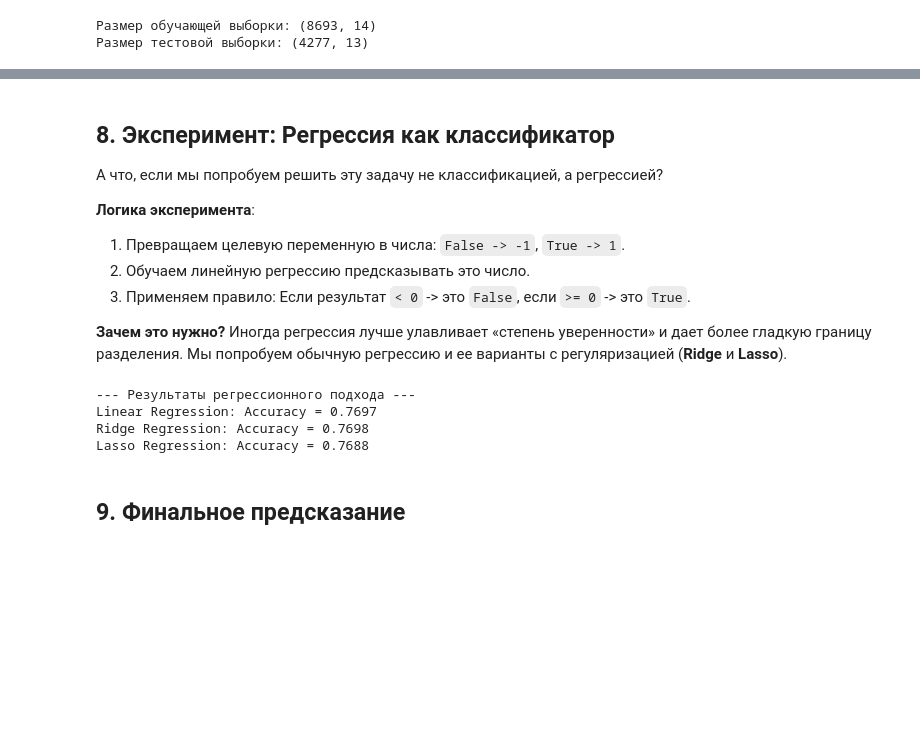
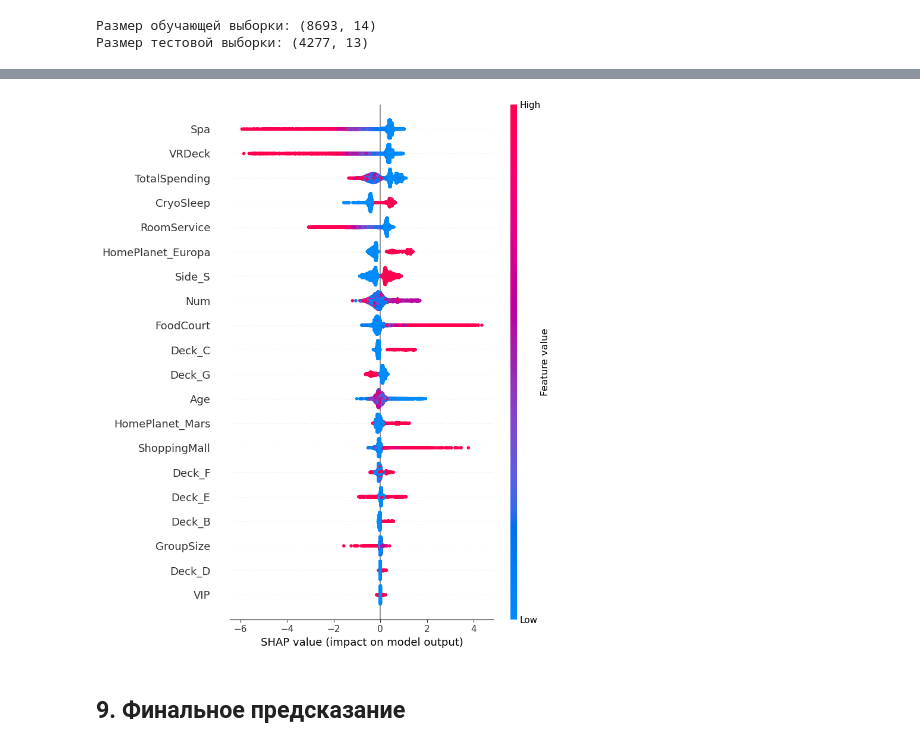
Before and after one commit to V1NCHES/Kaggle-Spaceship-Titanic, a Jupyter notebook: Spaceship_Titanic_Solution.ipynb, the cells around one changed output, grey strips where cells are left out. Cells and saved outputs as stored; diff of their text form; code cells hidden in the pictures; blank space fills up the shorter version.

Commit message:
Organized project structure: added data and submissions folders, updated notebook paths

```diff
--- a/Spaceship_Titanic_Solution.ipynb
+++ b/Spaceship_Titanic_Solution.ipynb
@@ -19,8 +37,9 @@ import os
 from sklearn.linear_model import LogisticRegression, Ridge, Lasso, LinearRegression
 from sklearn.tree import DecisionTreeClassifier, export_text
 from sklearn.ensemble import RandomForestClassifier
+from sklearn.neighbors import KNeighborsClassifier
 from catboost import CatBoostClassifier
-from sklearn.model_selection import cross_validate, StratifiedKFold
+from sklearn.model_selection import cross_validate, StratifiedKFold, cross_val_score
 from sklearn.preprocessing import StandardScaler
 from sklearn.metrics import accuracy_score
 import shap
@@ -29,8 +48,8 @@ import warnings
 warnings.filterwarnings('ignore')
 
 # Загрузка данных
-train_df = pd.read_csv('train.csv')
-test_df = pd.read_csv('test.csv')
+train_df = pd.read_csv('data/train.csv')
+test_df = pd.read_csv('data/test.csv')
 
 print(f"Размер обучающей выборки: {train_df.shape}")
 print(f"Размер тестовой выборки: {test_df.shape}")
@@ -103,15 +81,8 @@ plt.show()
 # %%
-def get_missing_stats(df, label):
-    rows_with_nan = df.isnull().any(axis=1).sum()
-    pct = (rows_with_nan / len(df)) * 100
-    print(f"{label}: {rows_with_nan} человек ({pct:.2f}%) имеют хотя бы один пропуск")
-
 def preprocess_with_stats(df_input):
     df = df_input.copy()
-    print("--- Анализ пропусков ---")
-    get_missing_stats(df, "До обработки")
 
-    # 1. Извлечение группы и первичная логика
+    # 1. Извлечение группы
     df['Group'] = df['PassengerId'].apply(lambda x: x.split('_')[0])
     df['GroupSize'] = df.groupby('Group')['Group'].transform('count')
 
@@ -121,30 +92,26 @@ def preprocess_with_stats(df_input):
     # 3. Умное заполнение (Криосон и Траты)
     spend_cols = ['RoomService', 'FoodCourt', 'ShoppingMall', 'Spa', 'VRDeck']
     for col in spend_cols:
-        df[col] = df[col].fillna(0) # Если не указано, считаем 0
+        df[col] = df[col].fillna(0)
     df['TotalSpending'] = df[spend_cols].sum(axis=1)
 
     df.loc[(df['CryoSleep'].isnull()) & (df['TotalSpending'] > 0), 'CryoSleep'] = False
     df.loc[(df['CryoSleep'].isnull()) & (df['TotalSpending'] == 0), 'CryoSleep'] = True
 
-    get_missing_stats(df, "После 'умного' заполнения (группы + логика трат)")
-
-    # 4. Финальное заполнение (Медианы и Моды)
+    # 4. Финальное заполнение
     df['HomePlanet'] = df['HomePlanet'].fillna(df['HomePlanet'].mode()[0])
     df['Age'] = df['Age'].fillna(df['Age'].median())
     df['VIP'] = df['VIP'].fillna(False).astype(int)
-    df['Cabin'] = df['Cabin'].fillna('Unknown/Unknown/Unknown')
+    df['Cabin'] = df['Cabin'].fillna('Unknown/0/Unknown')
     df[['Deck', 'Num', 'Side']] = df['Cabin'].str.split('/', expand=True)
+    df['Num'] = df['Num'].astype(int)
     df['CryoSleep'] = df['CryoSleep'].astype(bool)
-
-    get_missing_stats(df, "После полного заполнения всех данных")
-    print("-----------------------\n")
 
     # 5. Кодирование
     cat_cols = ['HomePlanet', 'Deck', 'Side']
     df = pd.get_dummies(df, columns=cat_cols, drop_first=True)
 
-    features = ['Age', 'TotalSpending', 'GroupSize', 'CryoSleep', 'VIP'] + \
+    features = ['Age', 'TotalSpending', 'GroupSize', 'CryoSleep', 'VIP', 'Num'] + \
                [col for col in df.columns if col.startswith(('HomePlanet_', 'Deck_', 'Side_'))] + spend_cols
 
     return df[features]
@@ -228,50 +219,9 @@ for name, model in models.items():
 # %%
 best_model = CatBoostClassifier(iterations=1000, verbose=0).fit(X_train, y_train)
-
 explainer = shap.TreeExplainer(best_model)
 shap_values = explainer.shap_values(X_train)
-
-plt.title('SHAP: Влияние признаков')
 shap.summary_plot(shap_values, X_train)
+# %% [output]
+[figure, added]
-# %% [markdown]
-## 8. Эксперимент: Регрессия как классификатор
-
-А что, если мы попробуем решить эту задачу не классификацией, а регрессией?
-
-**Логика эксперимента**:
-1. Превращаем целевую переменную в числа: `False -> -1`, `True -> 1`.
-2. Обучаем линейную регрессию предсказывать это число.
-3. Применяем правило: Если результат `< 0` -> это `False`, если `>= 0` -> это `True`.
-
-**Зачем это нужно?**
-Иногда регрессия лучше улавливает «степень уверенности» и дает более гладкую границу разделения. Мы попробуем обычную регрессию и ее варианты с регуляризацией (**Ridge** и **Lasso**).
-# %%
-# Подготовка данных для регрессии
-y_reg = y_train.map({0: -1, 1: 1})
-
-reg_models = {
-    "Linear Regression": LinearRegression(),
-    "Ridge Regression": Ridge(alpha=1.0),
-    "Lasso Regression": Lasso(alpha=0.01)
-}
-
-print("--- Результаты регрессионного подхода ---")
-for name, model in reg_models.items():
-    # Кросс-валидация для регрессии
-    cv_results = cross_validate(model, X_train_scaled, y_reg, cv=5)
-
-    # Для расчета Accuracy нам нужно сделать предсказания
-    model.fit(X_train_scaled, y_reg)
-    y_pred_cont = model.predict(X_train_scaled)
-    y_pred_class = (y_pred_cont >= 0).astype(int)
-    y_train_class = (y_reg >= 0).astype(int)
-
-    acc = accuracy_score(y_train_class, y_pred_class)
-    print(f"{name}: Accuracy = {acc:.4f}")
-# %% [output]
---- Результаты регрессионного подхода ---
-Linear Regression: Accuracy = 0.7697
-Ridge Regression: Accuracy = 0.7698
-Lasso Regression: Accuracy = 0.7688
 # %% [markdown]
 ## 9. Финальное предсказание
```
Also changed, not shown: parts of 18 cells of this notebook, 5 other files.
